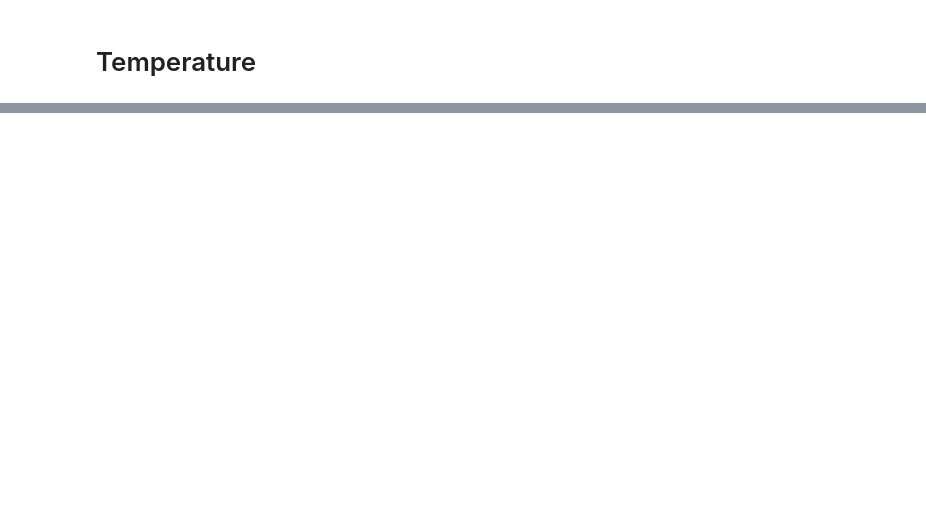
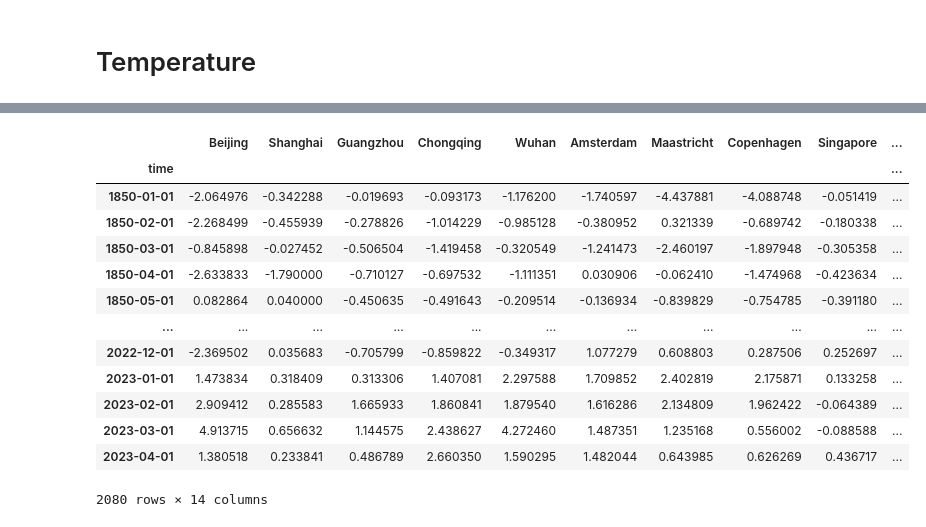
Before and after one commit to Daafip/west-meets-east, a Jupyter notebook: Read_nc_Files.ipynb, the cells around one changed output, grey strips where cells are left out. Saved outputs shown, nothing was run; the diff lists cells and outputs as text; code cells hidden in the pictures; blank space fills up the shorter version.

```diff
--- a/Read_nc_Files.ipynb
+++ b/Read_nc_Files.ipynb
@@ -379,2 +381,2 @@ https://www.ncei.noaa.gov/products/land-based-station/noaa-global-temp
 # %%
-ds = xr.open_mfdataset(os.path.join(main_path,"NOAAGlobalTemp_v5.1.0_gridded_s185001_e202304_c20230508T152428.nc")).load()
+ds_open_temp = xr.open_mfdataset(os.path.join(main_path,"NOAAGlobalTemp_v5.1.0_gridded_s185001_e202304_c20230508T152428.nc")).load()
@@ -400,0 +430,18 @@ Attributes: (12/66)
+# %%
+df_T_ANOM_per_city = pd.concat(lst_cities_df_temp,axis=1)
+df_T_ANOM_per_city
+# %% [output]
+|  | Beijing | Shanghai | Guangzhou | Chongqing | Wuhan | Amsterdam | Maastricht | Copenhagen | Singapore | ... |
+| time |  |  |  |  |  |  |  |  |  | ... |
+| 1850-01-01 | -2.064976 | -0.342288 | -0.019693 | -0.093173 | -1.176200 | -1.740597 | -4.437881 | -4.088748 | -0.051419 | ... |
+| 1850-02-01 | -2.268499 | -0.455939 | -0.278826 | -1.014229 | -0.985128 | -0.380952 | 0.321339 | -0.689742 | -0.180338 | ... |
+| 1850-03-01 | -0.845898 | -0.027452 | -0.506504 | -1.419458 | -0.320549 | -1.241473 | -2.460197 | -1.897948 | -0.305358 | ... |
+| 1850-04-01 | -2.633833 | -1.790000 | -0.710127 | -0.697532 | -1.111351 | 0.030906 | -0.062410 | -1.474968 | -0.423634 | ... |
+| 1850-05-01 | 0.082864 | 0.040000 | -0.450635 | -0.491643 | -0.209514 | -0.136934 | -0.839829 | -0.754785 | -0.391180 | ... |
+| ... | ... | ... | ... | ... | ... | ... | ... | ... | ... | ... |
+| 2022-12-01 | -2.369502 | 0.035683 | -0.705799 | -0.859822 | -0.349317 | 1.077279 | 0.608803 | 0.287506 | 0.252697 | ... |
+| 2023-01-01 | 1.473834 | 0.318409 | 0.313306 | 1.407081 | 2.297588 | 1.709852 | 2.402819 | 2.175871 | 0.133258 | ... |
+| 2023-02-01 | 2.909412 | 0.285583 | 1.665933 | 1.860841 | 1.879540 | 1.616286 | 2.134809 | 1.962422 | -0.064389 | ... |
+| 2023-03-01 | 4.913715 | 0.656632 | 1.144575 | 2.438627 | 4.272460 | 1.487351 | 1.235168 | 0.556002 | -0.088588 | ... |
+| 2023-04-01 | 1.380518 | 0.233841 | 0.486789 | 2.660350 | 1.590295 | 1.482044 | 0.643985 | 0.626269 | 0.436717 | ... |
+2080 rows × 14 columns
```
Also changed, not shown: parts of 14 cells of this notebook, 1 other file.
